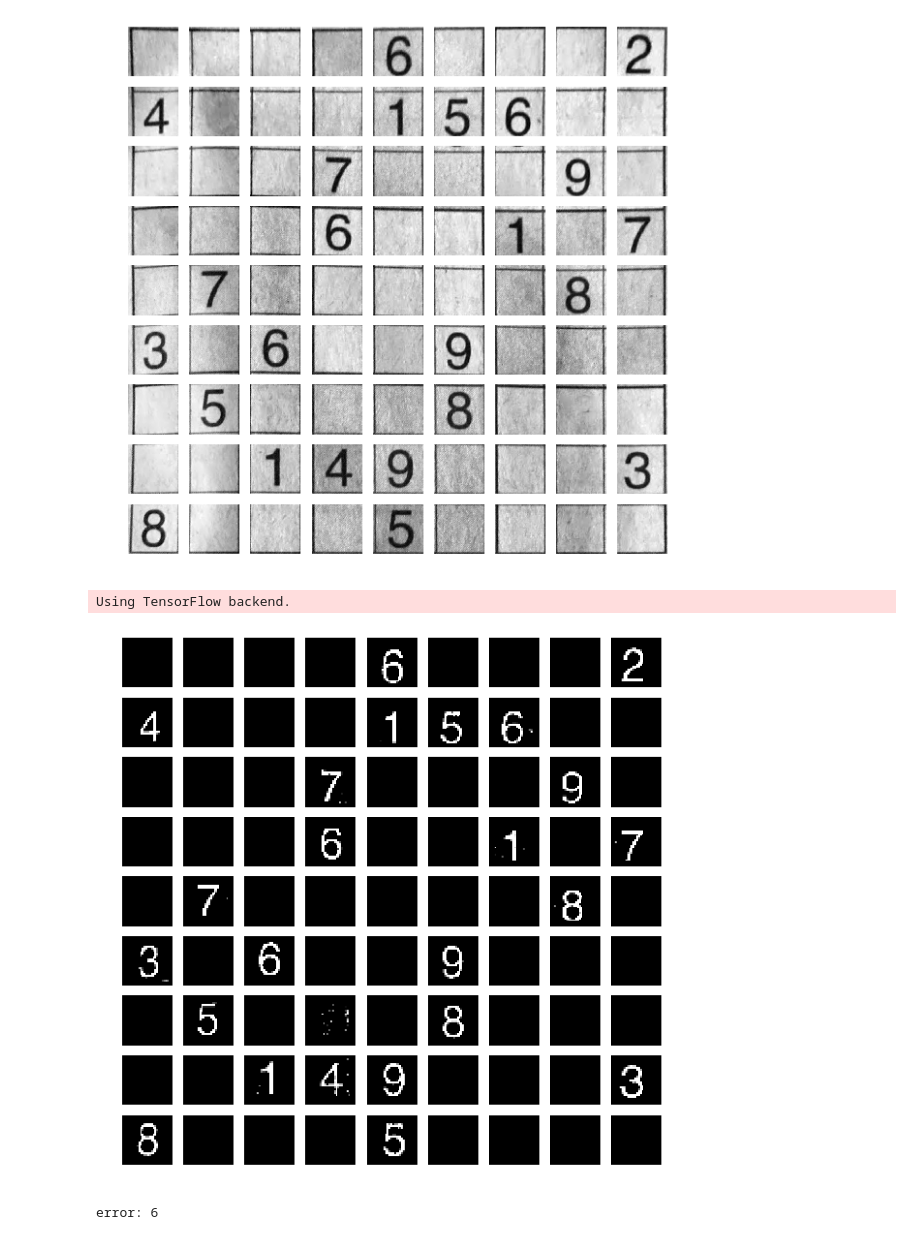
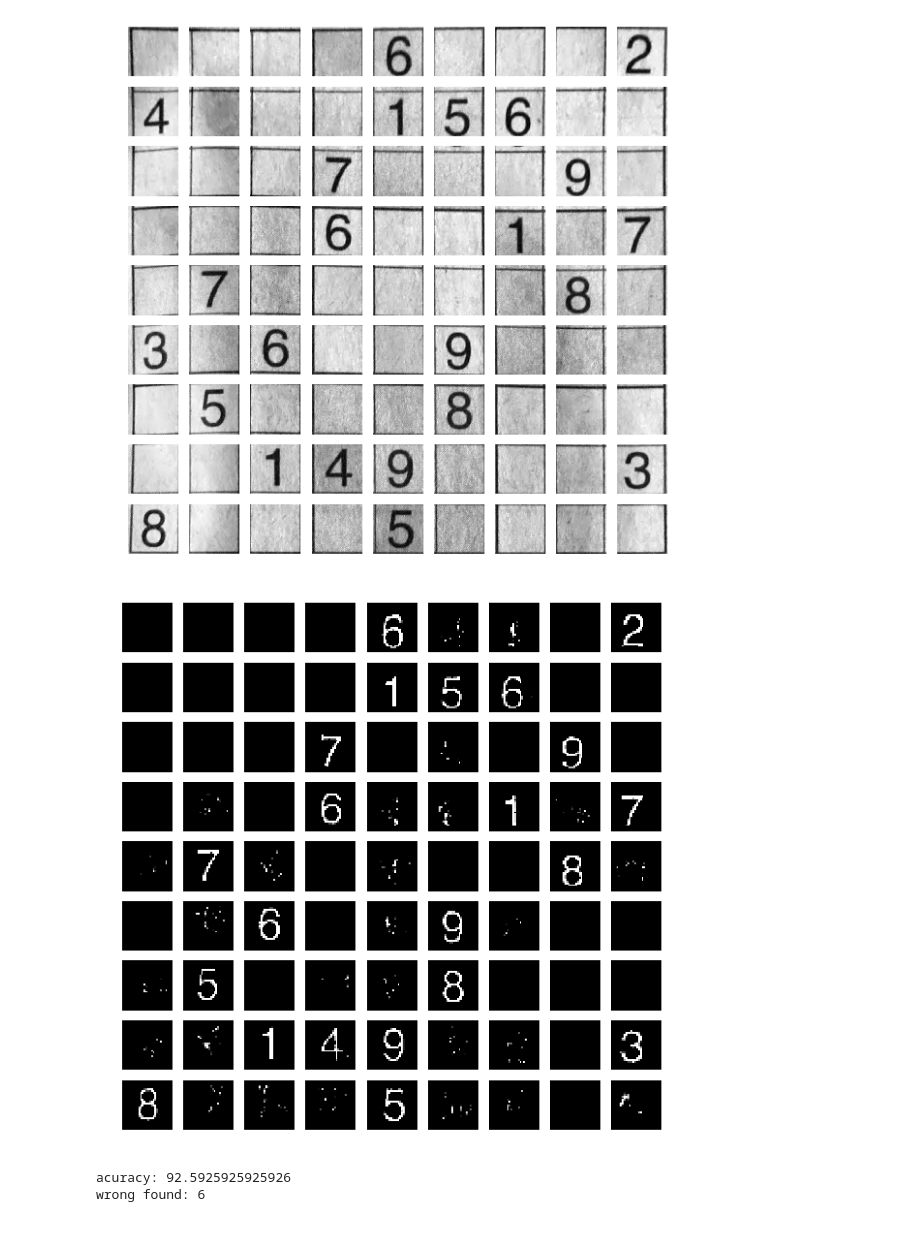
Before and after one commit to muthuspark/ml_research, a Jupyter notebook: sudoku extracting from newspaper image-keras-Chan-Vese.ipynb, the cells around one changed output. Drawn from its saved outputs; the diff is of its cells as text; code cells hidden in the pictures.

```diff
--- a/sudoku extracting from newspaper image-keras-Chan-Vese.ipynb
+++ b/sudoku extracting from newspaper image-keras-Chan-Vese.ipynb
@@ -18,7 +18,7 @@ import skimage
 from skimage.feature import blob_dog, blob_log, blob_doh
 from scipy.ndimage import gaussian_filter
 
-sudoku_original = imread('resources/sudoku2.JPG')
+sudoku_original = imread('http://1.bp.blogspot.com/-7y7o4rdh_G8/TVWnhbfmPrI/AAAAAAAAAHA/ZW_s56iEZMo/s1600/sudoku%2B001.jpg')
 plt.figure(figsize=(10,10))
 plt.axis('off')
 plt.imshow(sudoku_original)
@@ -28,9 +28,5 @@ plt.show()
 # %%
-#blur the image
-
-gray_img = rgb2grey(sudoku_original)
-
-blurred = gaussian(gray_img)
+blurred = rgb2grey(sudoku_original)
 plt.figure(figsize=(10,10))
 plt.axis('off')
 plt.imshow(blurred, cmap="gray")
@@ -53,8 +47,7 @@ plt.show()
 # %%
-
-
-bimg = ndi.binary_fill_holes(binary)
-plt.figure(figsize=(10,10))
-plt.axis('off')
-plt.imshow(bimg , cmap="gray")
-plt.show()
+bimg = binary
+# bimg = ndi.binary_fill_holes(binary)
+# plt.figure(figsize=(10,10))
+# plt.axis('off')
+# plt.imshow(bimg , cmap="gray")
+# plt.show()
@@ -246,7 +237,8 @@ def pad_with(vector, pad_width, iaxis, kwargs):
 def predict(box):
     threshold = 4
     contours = find_contours(box, level=0.8)
-    if len(contours) > threshold or len(contours) == 0:
+    total_contour_area = np.sum(find_areas_bound_by_contours(contours))
+    if len(contours) > threshold or len(contours) == 0 or total_contour_area < 40:
         return 0
     else:
         return model.predict_classes(box.reshape(1,28,28,1).astype(np.uint8))[0]
@@ -255,37 +247,38 @@ fig, ax = plt.subplots(nrows=9, ncols=9, figsize=(10,10))
 
 predicted_vals = np.zeros((9,9))
 contours_found = np.zeros((9,9))
+boxes = []
 for row in range(9):
     for col in range(9):
         box = warped[row*100:row*100+100,col*100:col*100+100]
         box = skimage.transform.resize(box,(128,128))
         box_binary_adaptive = threshold_local(box, block_size=99)
         binary = box <= box_binary_adaptive
         box = skimage.util.invert(binary)*1
 
         #find what this number is.
         box = clear_noisy_borders(box)
         box = np.pad(box, 10, pad_with)
-        box = binary_dilation(binary_dilation(box))
+        box = binary_dilation(binary_dilation(binary_dilation(box)))
         box = skimage.util.invert(box)
         box = skimage.transform.resize(box,(28,28))
         contours = find_contours(box, level=0.8)
 
         if(len(contours) >= 5):
             box = (box*0)+1
 
+        boxes.append(box)
         contours = find_contours(box, level=0.8)
 
         ax[row][col].axis("off")
         ax[row][col].imshow(box , cmap="gray")
 
         contours_found[row][col] = len(contours)
         predicted_vals[row][col] = predict(box)
 
 plt.show()
 # %% [output]
-Using TensorFlow backend.
-[figure, old version]
+[figure, new version]
 # %%
 true_vals = np.array([[0., 0., 0., 0., 6., 0., 0., 0., 2.],
        [4., 0., 0., 0., 1., 5., 6., 0., 0.],
@@ -297,6 +290,8 @@ true_vals = np.array([[0., 0., 0., 0., 6., 0., 0., 0., 2.],
        [0., 0., 1., 4., 9., 0., 0., 0., 3.],
        [8., 0., 0., 0., 5., 0., 0., 0., 0.]])
 
-print 'error:', 81 - np.sum(true_vals == predicted_vals)
+print 'acuracy:', np.sum(true_vals == predicted_vals)*100.0/81
+print 'wrong found:', 81 - np.sum(true_vals == predicted_vals)
 # %% [output]
-error: 6
+acuracy: 92.5925925925926
+wrong found: 6
```
Also changed, not shown: parts of 8 cells of this notebook, 16 other files.
